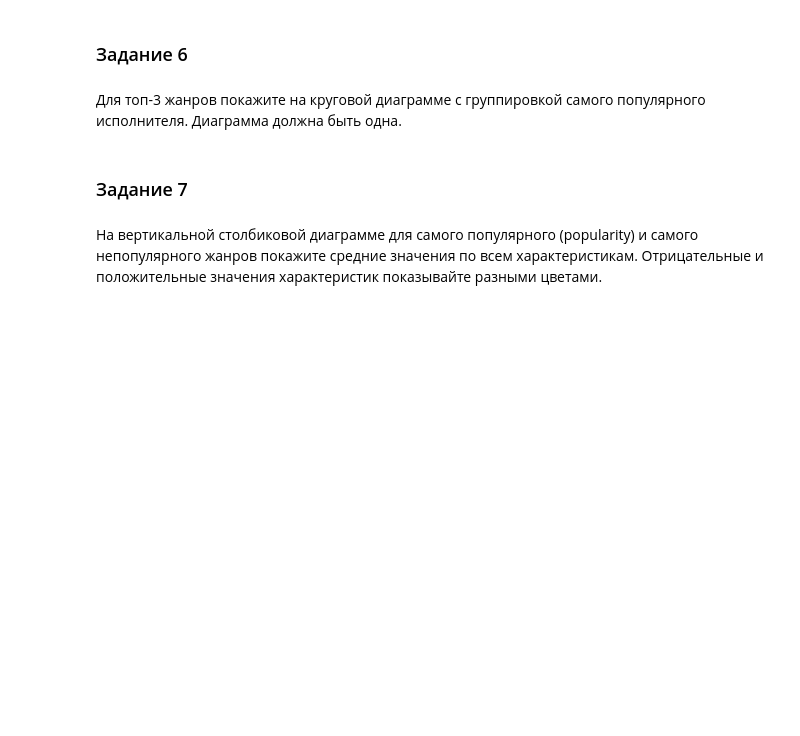
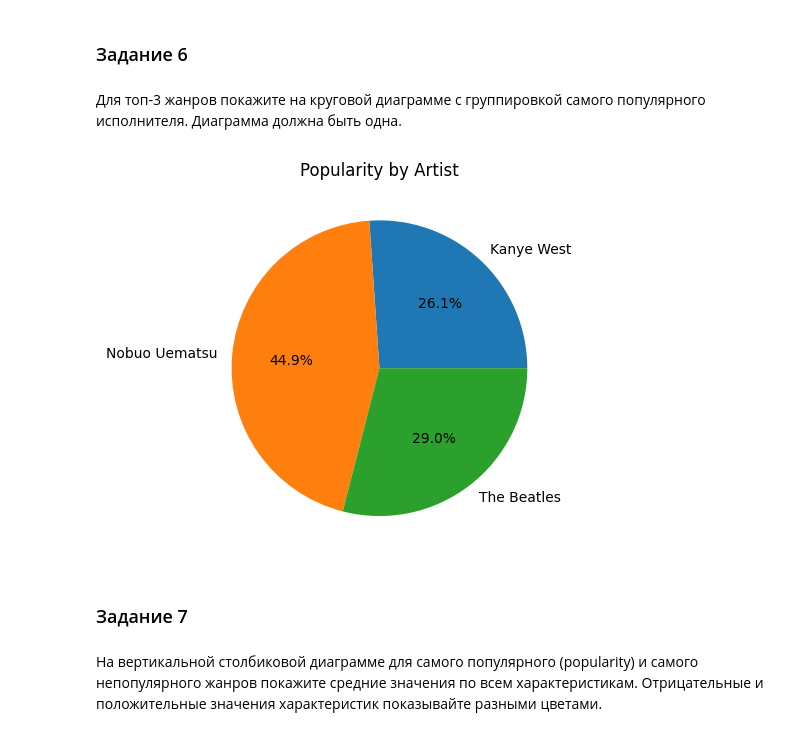
Before and after one commit to Shelb1nchik/cs102, a Jupyter notebook: Практическая_работа_6_22_23.ipynb, the cells around one changed output. Cells and saved outputs as stored; diff of their text form; code cells hidden in the pictures; blank space fills up the shorter version.

```diff
--- a/Практическая_работа_6_22_23.ipynb
+++ b/Практическая_работа_6_22_23.ipynb
@@ -81,3 +317,31 @@ $\color{red}{\text{Создайте для этой работы отдельн
+# %%
+import matplotlib.pyplot as plt
+import numpy as np
+import pandas as pd
+
+df = pd.read_csv('music_genre.csv')
+df = df.sample(n = 20000)
+df = df.drop_duplicates()
+df = df[(df.artist_name != 'empty_field')]
+
+
+
+top_genres = df['music_genre'].value_counts().head(3).index.tolist()
+
+top_artists = []
+for genre in top_genres:
+    subdf = df[df['music_genre'] == genre]
+    top_artist = subdf.groupby('artist_name')['popularity'].sum().nlargest(1).index[0]
+    top_artists.append(top_artist)
+
+subdf = df[(df['music_genre'].isin(top_genres)) & (df['artist_name'].isin(top_artists))]
+popularity_by_artist = subdf.groupby('artist_name')['popularity'].sum()
+fig, ax = plt.subplots()
+ax.pie(popularity_by_artist, labels=popularity_by_artist.index, autopct='%1.1f%%')
+ax.set_title('Popularity by Artist')
+plt.show()
+# %% [output]
+[figure, added]
 # %% [markdown]
 ### Задание 7
 # %% [markdown]
```
Also changed, not shown: parts of 27 cells of this notebook.
